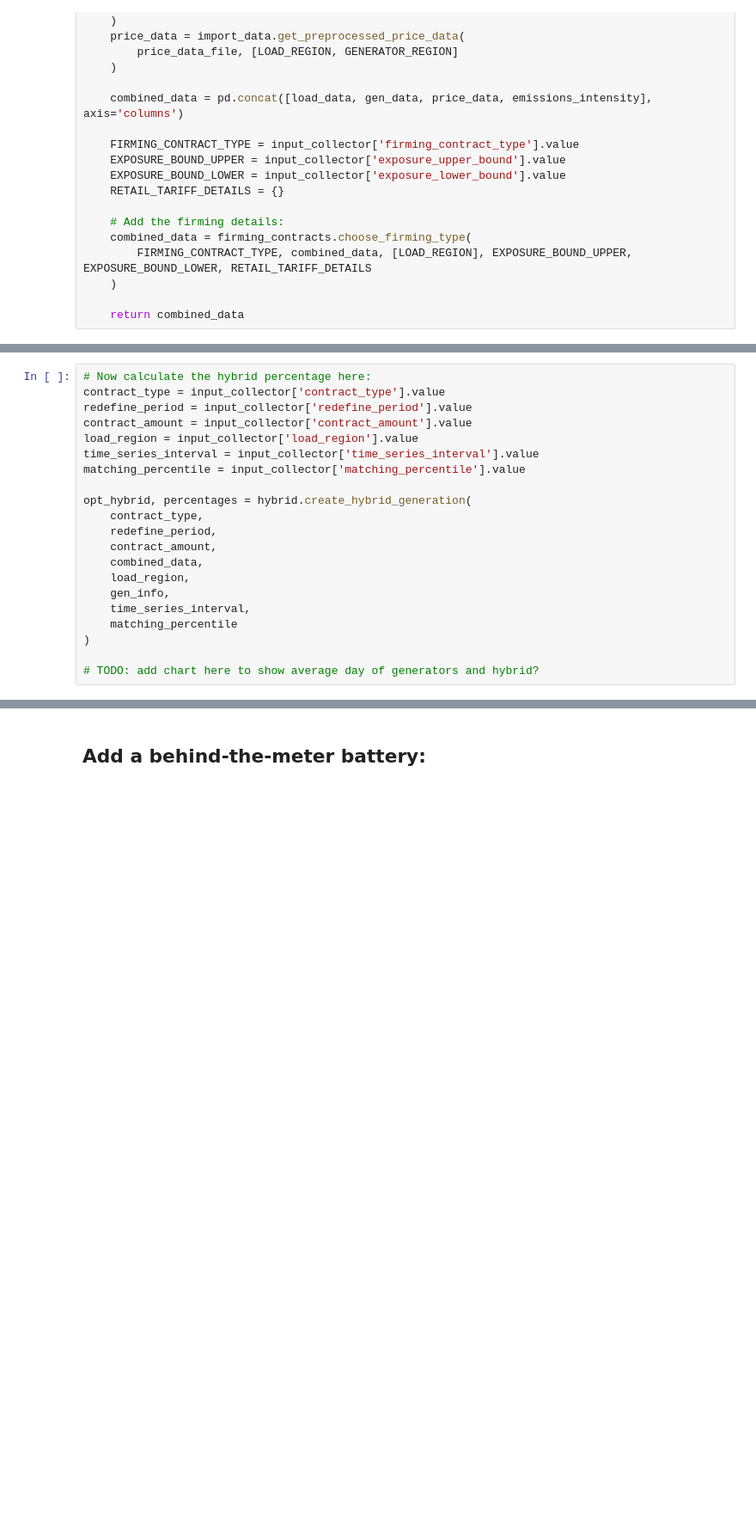
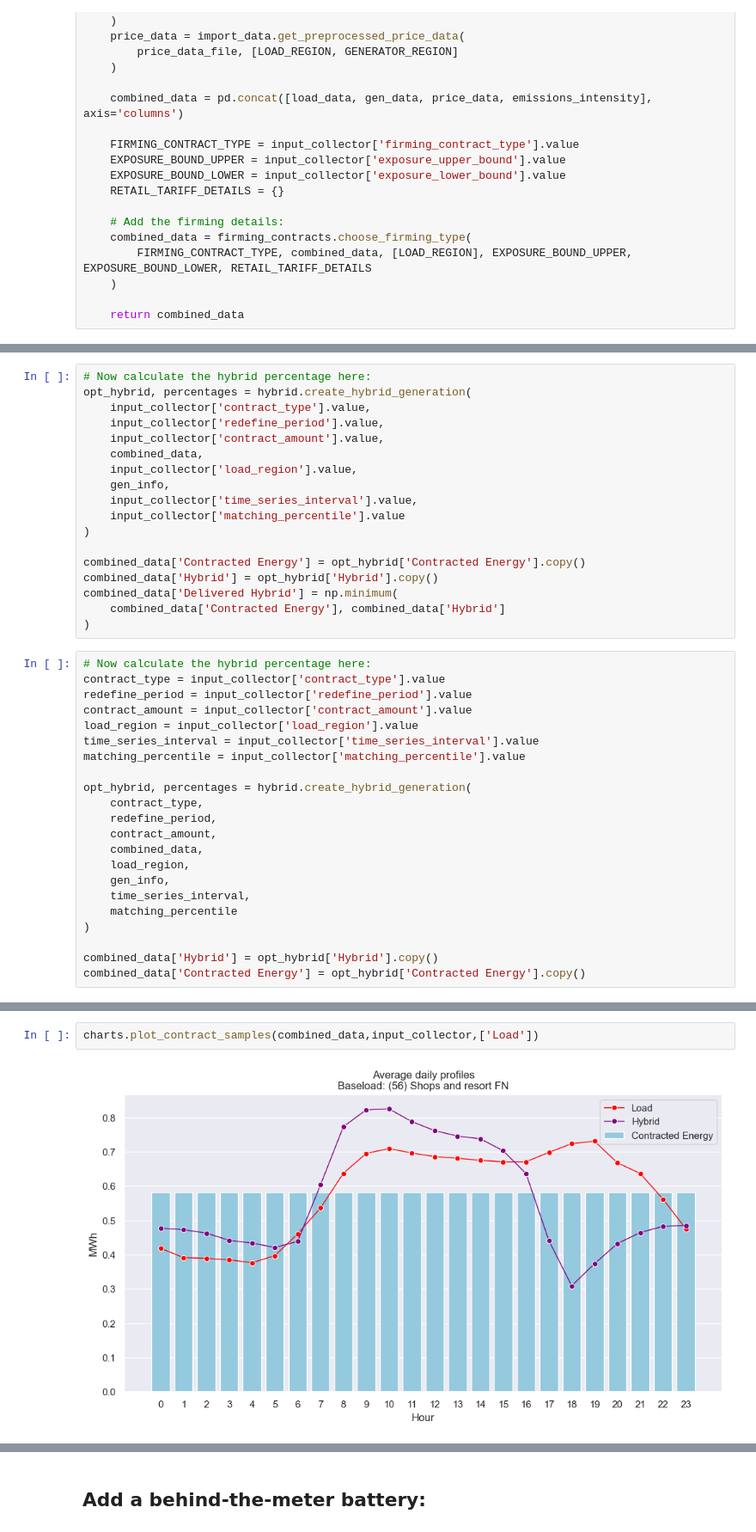
Before and after one commit to EllieKallmier/ppa_analysis, a Jupyter notebook: interface.ipynb, the cells around one changed output, grey strips where cells are left out. Shown at 86% size. Drawn from its saved outputs; the diff is of its cells as text; blank space fills up the shorter version.

```diff
--- a/interface.ipynb
+++ b/interface.ipynb
@@ -338,3 +286,21 @@ combined_data.head()
+# %%
+# Now calculate the hybrid percentage here:
+opt_hybrid, percentages = hybrid.create_hybrid_generation(
+    input_collector['contract_type'].value,
+    input_collector['redefine_period'].value,
+    input_collector['contract_amount'].value,
+    combined_data,
+    input_collector['load_region'].value,
+    gen_info,
+    input_collector['time_series_interval'].value,
+    input_collector['matching_percentile'].value
+)
+
+combined_data['Contracted Energy'] = opt_hybrid['Contracted Energy'].copy()
+combined_data['Hybrid'] = opt_hybrid['Hybrid'].copy()
+combined_data['Delivered Hybrid'] = np.minimum(
+    combined_data['Contracted Energy'], combined_data['Hybrid']
+)
 # %%
 # Now calculate the hybrid percentage here:
 contract_type = input_collector['contract_type'].value
@@ -355,4 +321,5 @@ opt_hybrid, percentages = hybrid.create_hybrid_generation(
     matching_percentile
 )
 
-# TODO: add chart here to show average day of generators and hybrid?
+combined_data['Hybrid'] = opt_hybrid['Hybrid'].copy()
+combined_data['Contracted Energy'] = opt_hybrid['Contracted Energy'].copy()
@@ -359 +428,5 @@ opt_hybrid, percentages = hybrid.create_hybrid_generation(
+# %%
+charts.plot_contract_samples(combined_data,input_collector,['Load'])
+# %% [output]
+[figure, added]
 # %%
```
Also changed, not shown: parts of 27 cells of this notebook.
